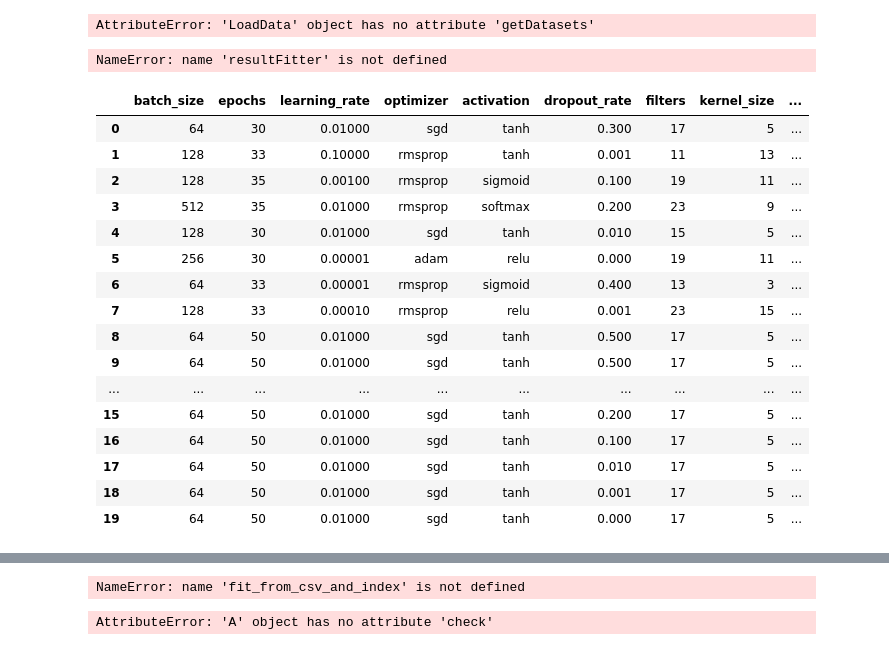
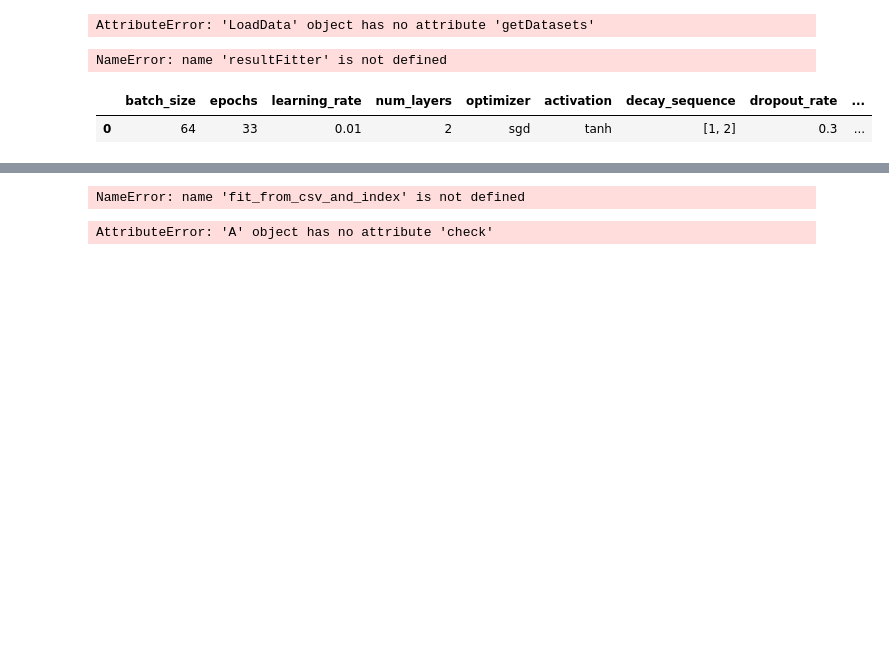
Before and after one commit to tss95/MasterThesis3, a Jupyter notebook: Notebooks/Modeling/ViewResultFile.ipynb, the cells around one changed output, grey strips where cells are left out. Cells and saved outputs as stored; diff of their text form; code cells hidden in the pictures; blank space fills up the shorter version.

```diff
--- a/Notebooks/Modeling/ViewResultFile.ipynb
+++ b/Notebooks/Modeling/ViewResultFile.ipynb
@@ -44,28 +44,13 @@ model = resultFitter.fit_from_csv_and_index(result_file_name, 0, 2, 10, use_tens
 # %% [output]
 NameError: name 'resultFitter' is not defined
 # %%
-result_file_name = 'results_7_noiseNotNoise_timeAug_sscale_noiseAug_earlyS.csv'
+result_file_name = 'results_LSTM_NARROW_noiseNotNoise_timeAug_mmscale_noiseAug_earlyS.csv'
 df = GridSearchResultProcessor().get_results_df_by_name(result_file_name, 2)
 # %%
-df[df.columns[:13]]
+df[df.columns[:15]]
 # %% [output]
-|  | batch_size | epochs | learning_rate | optimizer | activation | dropout_rate | filters | kernel_size | ... |
-| 0 | 64 | 30 | 0.01000 | sgd | tanh | 0.300 | 17 | 5 | ... |
-| 1 | 128 | 33 | 0.10000 | rmsprop | tanh | 0.001 | 11 | 13 | ... |
-| 2 | 128 | 35 | 0.00100 | rmsprop | sigmoid | 0.100 | 19 | 11 | ... |
-| 3 | 512 | 35 | 0.01000 | rmsprop | softmax | 0.200 | 23 | 9 | ... |
-| 4 | 128 | 30 | 0.01000 | sgd | tanh | 0.010 | 15 | 5 | ... |
-| 5 | 256 | 30 | 0.00001 | adam | relu | 0.000 | 19 | 11 | ... |
-| 6 | 64 | 33 | 0.00001 | rmsprop | sigmoid | 0.400 | 13 | 3 | ... |
-| 7 | 128 | 33 | 0.00010 | rmsprop | relu | 0.001 | 23 | 15 | ... |
-| 8 | 64 | 50 | 0.01000 | sgd | tanh | 0.500 | 17 | 5 | ... |
-| 9 | 64 | 50 | 0.01000 | sgd | tanh | 0.500 | 17 | 5 | ... |
-| ... | ... | ... | ... | ... | ... | ... | ... | ... | ... |
-| 15 | 64 | 50 | 0.01000 | sgd | tanh | 0.200 | 17 | 5 | ... |
-| 16 | 64 | 50 | 0.01000 | sgd | tanh | 0.100 | 17 | 5 | ... |
-| 17 | 64 | 50 | 0.01000 | sgd | tanh | 0.010 | 17 | 5 | ... |
-| 18 | 64 | 50 | 0.01000 | sgd | tanh | 0.001 | 17 | 5 | ... |
-| 19 | 64 | 50 | 0.01000 | sgd | tanh | 0.000 | 17 | 5 | ... |
+|  | batch_size | epochs | learning_rate | num_layers | optimizer | activation | decay_sequence | dropout_rate | ... |
+| 0 | 64 | 33 | 0.01 | 2 | sgd | tanh | [1, 2] | 0.3 | ... |
 # %%
 df[df.columns[13:]]
 # %% [output]
```
Also changed, not shown: parts of 1 cell of this notebook, 6 other files.
